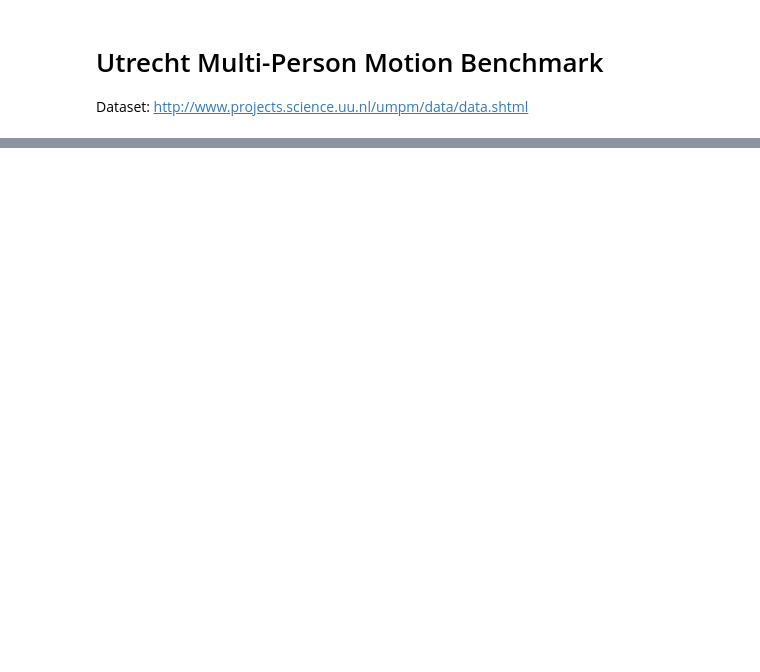
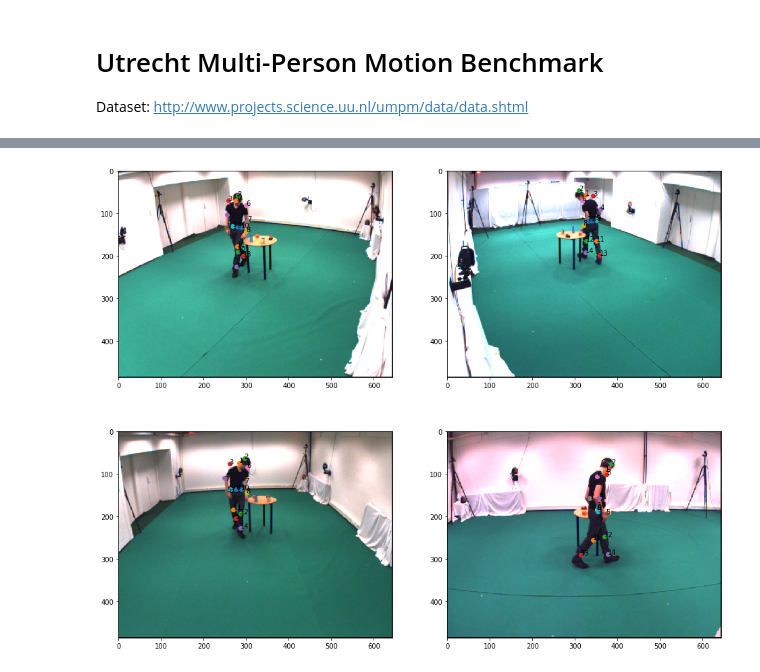
Before and after one commit to jutanke/pak, a Jupyter notebook: samples/UMPM.ipynb, the cells around one changed output, grey strips where cells are left out. Cells and saved outputs as stored; diff of their text form; code cells hidden in the pictures; blank space fills up the shorter version.

```diff
--- a/samples/UMPM.ipynb
+++ b/samples/UMPM.ipynb
@@ -58,0 +43,45 @@ print(calibs)
+# %%
+import cv2
+
+fig = plt.figure(figsize=(16,13))
+
+#head, neck, shoulders, elbows, wrists,
+#pelvis, tighs, knees and ankles
+
+def handle_img(ax, cam, frame=0):
+
+
+    calib = Calib[cam]
+    y = Y[frame]
+    rvec = np.array(calib['rvec'])
+    tvec = np.array(calib['tvec'])
+    K = calib['K']
+    points = []
+    for x,y,z,t1,t2 in y:
+        points.append((x,y,z))
+
+    points = np.array(points)
+
+    res = np.squeeze(cv2.projectPoints(points,
+                            rvec.astype('float32'),
+                            tvec.astype('float32'),
+                            K.astype('float32'), 0)[0])
+
+
+    for i,(px,py) in enumerate(res):
+        ax.scatter(px, py)
+        ax.text(px, py, str(i))
+
+    Im = X[cam][frame]
+    ax.imshow(Im)
+
+frame = 2000
+handle_img(fig.add_subplot(221), 'l', frame=frame)
+handle_img(fig.add_subplot(222), 'r', frame=frame)
+handle_img(fig.add_subplot(223), 's', frame=frame)
+handle_img(fig.add_subplot(224), 'f', frame=frame)
+
+
+plt.show()
+# %% [output]
+[figure, added]
```
Also changed, not shown: parts of 2 cells of this notebook, 1 other file.
